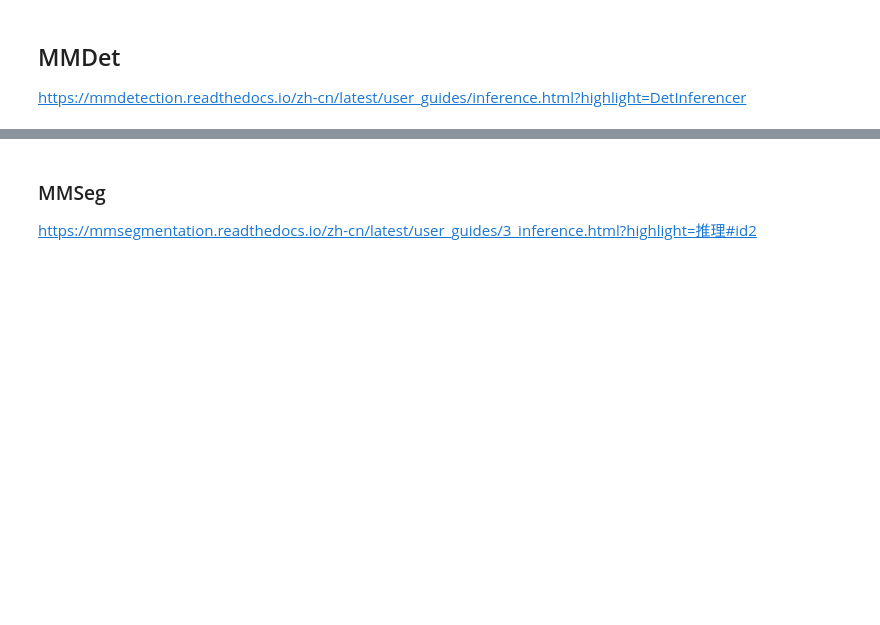
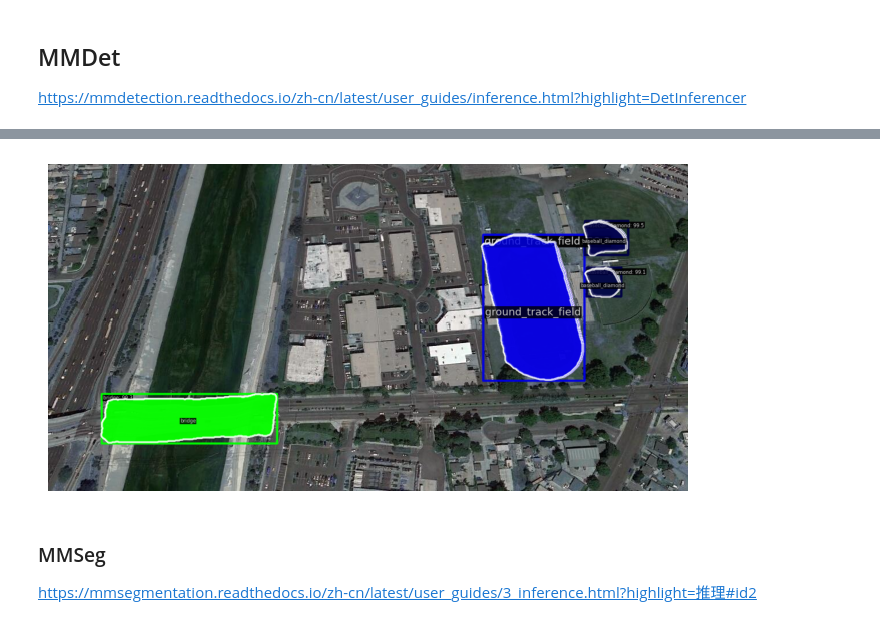
Before and after one commit to Xie-Muxi/PureSeg, a Jupyter notebook: demo/Inferencer_evaluate.ipynb, the cells around one changed output, grey strips where cells are left out. Cells and saved outputs as stored; diff of their text form; code cells hidden in the pictures; blank space fills up the shorter version.

```diff
--- a/demo/Inferencer_evaluate.ipynb
+++ b/demo/Inferencer_evaluate.ipynb
@@ -3,7 +3,7 @@
 https://mmdetection.readthedocs.io/zh-cn/latest/user_guides/inference.html?highlight=DetInferencer
 # %%
 import mmcv
-array = mmcv.imread('../data/NWPU/NWPU VHR-10 dataset/positive image set/483.jpg')
+array = mmcv.imread('../data/nwpu/positive image set/483.jpg')
 # %%
 from mmdet.apis import DetInferencer
 
@@ -15,0 +41,15 @@ r50_inferencer(array,show=True,out_dir='outputs/')
+# %%
+import mmcv
+import mmengine
+from mmdet.apis import init_detector, inference_detector
+from mmdet.utils import register_all_modules
+# Choose to use a config and initialize the detector
+config_file = '/nfs/home/3002_hehui/xmx/final/PureSeg/configs/ins/mask2former_r50_nwpu.py'
+# Setup a checkpoint file to load
+checkpoint_file = '/nfs/home/3002_hehui/xmx/final/PureSeg/work_dirs/mask2former_r50_nwpu/best_coco_bbox_mAP_epoch_250.pth'
+
+# register all modules in mmdet into the registries
+register_all_modules()
+
+# build the model from a config file and a checkpoint file
+model = init_detector(config_file, checkpoint_file, device='cuda:0')  # or device='cuda:0'
@@ -15,0 +58,4 @@ r50_inferencer(array,show=True,out_dir='outputs/')
+# %%
+# Use the detector to do inference
+result = inference_detector(model, array)
+print(result)
@@ -16,3 +80,22 @@ r50_inferencer(array,show=True,out_dir='outputs/')
+# %%
+from mmdet.registry import VISUALIZERS
+# init visualizer(run the block only once in jupyter notebook)
+visualizer = VISUALIZERS.build(model.cfg.visualizer)
+# the dataset_meta is loaded from the checkpoint and
+# then pass to the model in init_detector
+visualizer.dataset_meta = model.dataset_meta
+# %%
+# show the results
+visualizer.add_datasample(
+    'result',
+    array,
+    data_sample=result,
+    draw_gt = None,
+    wait_time=0,
+)
+visualizer.show()
+# %% [output]
+[figure, added]
 # %%
 from mmdet.apis import DetInferencer
 
```
Also changed, not shown: parts of 4 cells of this notebook, 5 other files.
